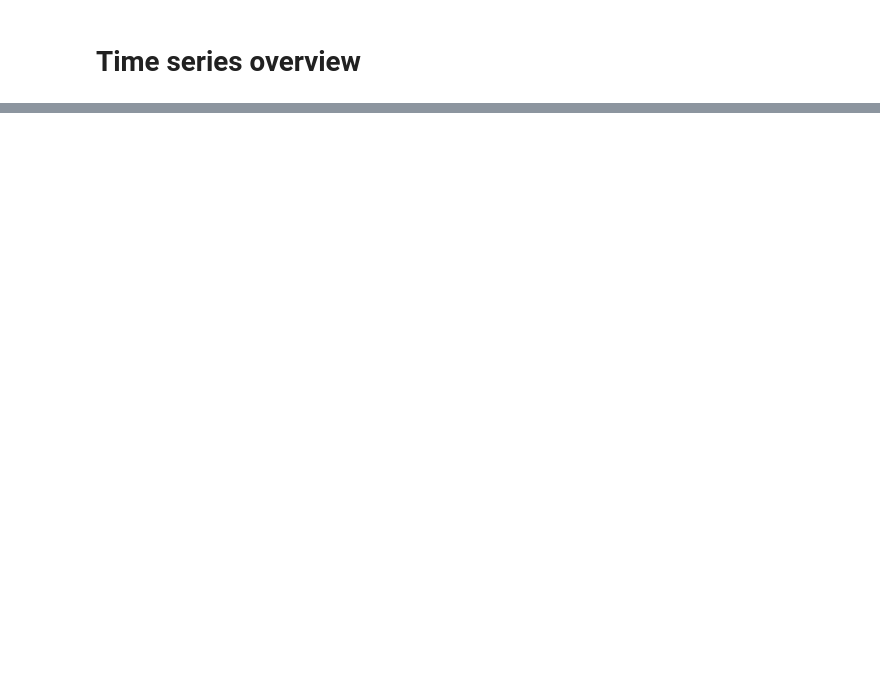
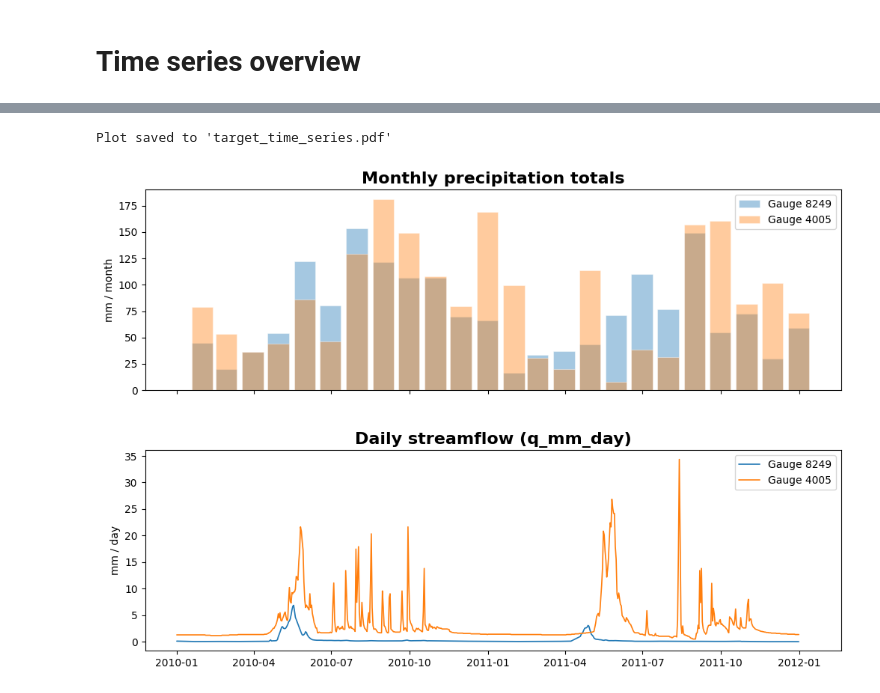
Before and after one commit to intsystems/2025-Project-188, a Jupyter notebook: code/notebooks/Fast and small/Data analysis.ipynb, the cells around one changed output, grey strips where cells are left out. Saved outputs shown, nothing was run; the diff lists cells and outputs as text; code cells hidden in the pictures; blank space fills up the shorter version.

```diff
--- a/code/notebooks/Fast and small/Data analysis.ipynb
+++ b/code/notebooks/Fast and small/Data analysis.ipynb
@@ -396 +339,73 @@ Plot saved to 'target_time_series.pdf'
 [figure]
+# %%
+import matplotlib.pyplot as plt
+import pandas as pd
+
+# -------------------------------------------------
+# from your_project.styles import TSPlotStyle, TSPlotter
+# from your_project.data   import load_train_gauge
+# -------------------------------------------------
+
+GAUGE_IDS = [8249, 4005]  # add more gauges if you like
+YEARS = [2010, 2011]  # calendar years to include
+PRCP_FREQ = "M"  # **M = monthly bars**   ← changed
+FIGSIZE = (12, 8)
+
+
+def load_and_prepare(gauge_id: int, years):
+    """Load one gauge, ensure datetime index, keep only requested years."""
+    df = load_train_gauge(gauge_id).drop(columns="gauge_id").compute()  # Dask → Pandas
+
+    df["date"] = pd.to_datetime(df["date"], errors="coerce")
+    df = df.set_index("date")
+
+    return df[df.index.year.isin(years)]
+
+
+# ── Figure with two aligned axes ─────────────────────────────────────────
+fig, (ax_prcp, ax_q) = plt.subplots(
+    2, 1, figsize=FIGSIZE, sharex=True, gridspec_kw={"hspace": 0.30}
+)
+
+for gid in GAUGE_IDS:
+    df = load_and_prepare(gid, YEARS)
+
+    # ── 1. Precipitation bar chart (top) ──
+    prcp = df["prcp"].resample(PRCP_FREQ).sum()  # monthly totals
+    # Width ~ 25 days so bars almost touch
+    width = 25 if PRCP_FREQ == "M" else 0.8
+
+    with TSPlotStyle():
+        ax_prcp.bar(
+            prcp.index,
+            prcp.values,
+            width=width,
+            align="center",
+            label=f"Gauge {gid}",
+            alpha=0.4,
+        )
+
+    # ── 2. Streamflow line plot (bottom) ──
+    with TSPlotStyle():
+        ax_q.plot(df.index, df["q_mm_day"], label=f"Gauge {gid}")
+
+# ── Titles, labels, legend ───────────────────────────────────────────────
+ax_prcp.set_title("Monthly precipitation totals", fontdict=TSPlotter.TITLE_FONTDICT)
+ax_prcp.set_ylabel("mm / month")
+ax_prcp.legend()
+
+ax_q.set_title("Daily streamflow (q_mm_day)", fontdict=TSPlotter.TITLE_FONTDICT)
+ax_q.set_ylabel("mm / day")
+ax_q.legend()
+
+plt.tight_layout()
+
+# ── Save & show ──────────────────────────────────────────────────────────
+output_path = "target_time_series.pdf"
+plt.savefig(output_path, format="pdf", bbox_inches="tight")
+print(f"Plot saved to {output_path!r}")
+
+plt.show()
+# %% [output]
+Plot saved to 'target_time_series.pdf'
+[figure, added]
```
Also changed, not shown: parts of 6 cells of this notebook, 47 other files.
